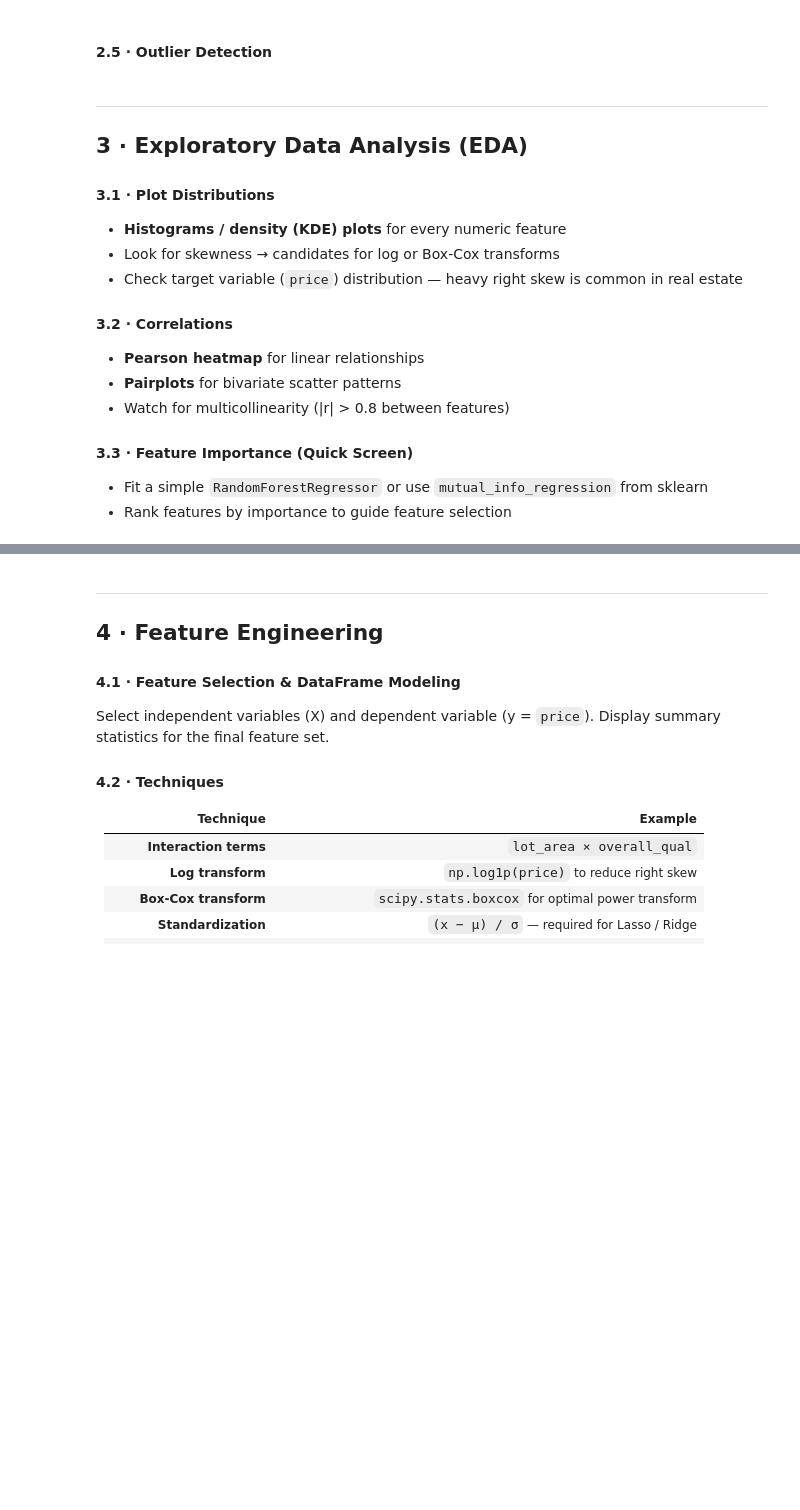
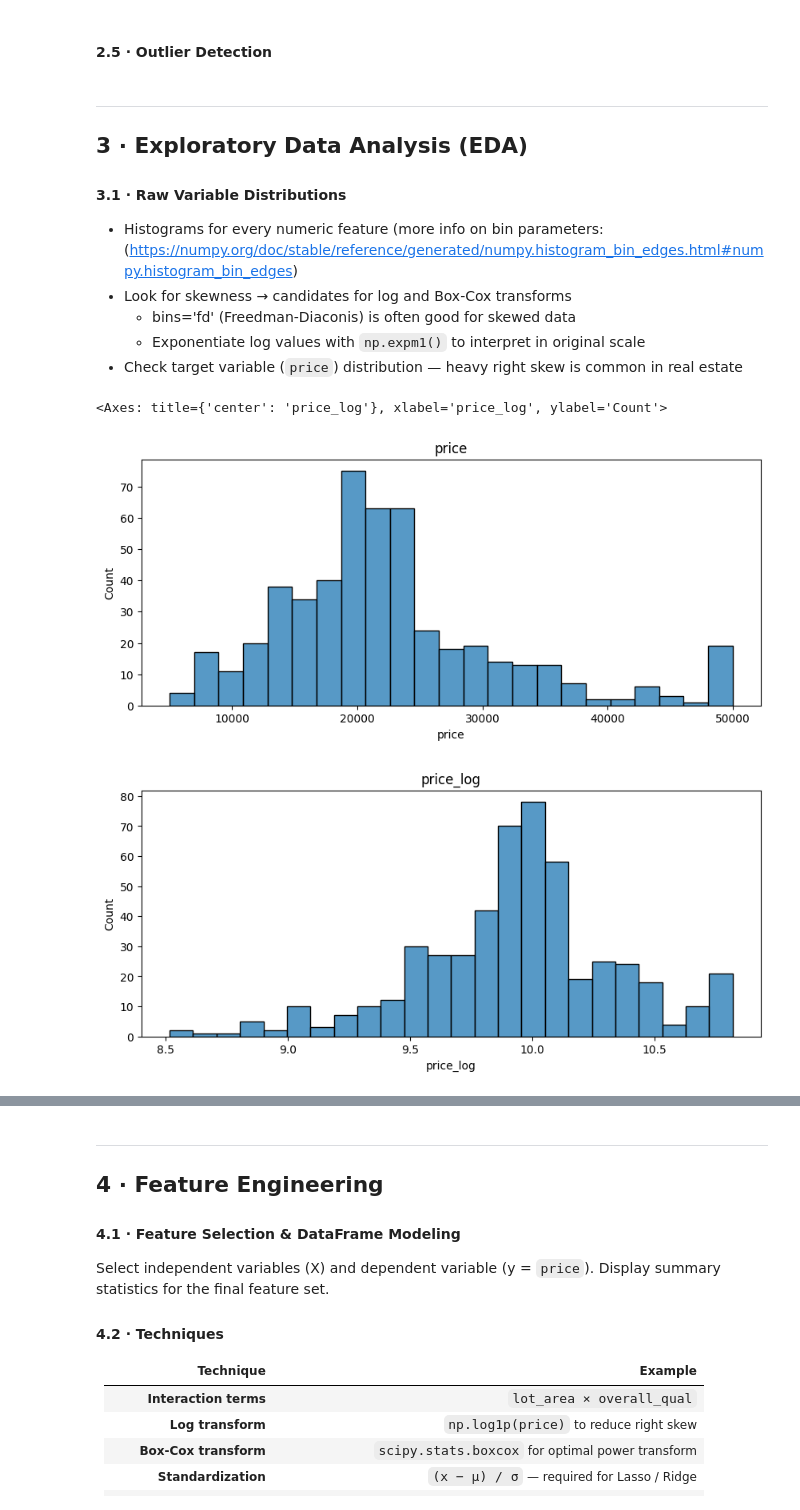
Before and after one commit to PESIII23/real-estate-price-prediction, a Jupyter notebook: src/notebooks/price_prediction_model.ipynb, the cells around one changed output, grey strips where cells are left out. Drawn from its saved outputs; the diff is of its cells as text; code cells hidden in the pictures; blank space fills up the shorter version.

Commit message:
transformed data; built corr matrix

```diff
--- a/src/notebooks/price_prediction_model.ipynb
+++ b/src/notebooks/price_prediction_model.ipynb
@@ -151,20 +179,61 @@ df_transformed.head()
 | 4 | 0.069050 | 0.000000 | 0.021800 | 0 | ... |
 # %% [markdown]
 #### 2.5 · Outlier Detection
+# %%
+"""CRIME_RATE_PER_CAPITA_CRIM_LOG"""
+Q1 = df_transformed['crime_rate_per_capita_crim_log'].quantile(0.25) # low outlier
+Q3 = df_transformed['crime_rate_per_capita_crim_log'].quantile(0.75) # high outlier
+IQR = Q3 - Q1
+df_transformed['crime_rate_per_capita_crim_log_outlier'] = ((df_transformed['crime_rate_per_capita_crim_log'] < Q1 - 1.5*IQR) |
+                         (df_transformed['crime_rate_per_capita_crim_log'] > Q3 + 1.5*IQR)).astype(int)
+
+"""LARGE_LOT_ZONING_RATIO_ZN_LOG"""
+Q1 = df_transformed['large_lot_zoning_ratio_zn_log'].quantile(0.25) # low outlier
+Q3 = df_transformed['large_lot_zoning_ratio_zn_log'].quantile(0.75) # high outlier
+IQR = Q3 - Q1
+df_transformed['large_lot_zoning_ratio_zn_log_outlier'] = ((df_transformed['large_lot_zoning_ratio_zn_log'] < Q1 - 1.5*IQR) |
+                         (df_transformed['large_lot_zoning_ratio_zn_log'] > Q3 + 1.5*IQR)).astype(int)
+
+"""LOW_SES_POPULATION_PCT_LSTAT_LOG"""
+Q1 = df_transformed['low_ses_population_pct_lstat_log'].quantile(0.25) # low outlier
+Q3 = df_transformed['low_ses_population_pct_lstat_log'].quantile(0.75) # high outlier
+IQR = Q3 - Q1
+df_transformed['low_ses_population_pct_lstat_log_outlier'] = ((df_transformed['low_ses_population_pct_lstat_log'] < Q1 - 1.5*IQR) |
+                         (df_transformed['low_ses_population_pct_lstat_log'] > Q3 + 1.5*IQR)).astype(int)
+
+"""PRICE"""
+Q1 = df_transformed['price'].quantile(0.25) # low outlier
+Q3 = df_transformed['price'].quantile(0.75) # high outlier
+IQR = Q3 - Q1
+df_transformed['price_outlier'] = ((df_transformed['price'] < Q1 - 1.5*IQR) |
+                         (df_transformed['price'] > Q3 + 1.5*IQR)).astype(int)
 # %% [markdown]
 ---
 ## 3 · Exploratory Data Analysis (EDA)
 
-#### 3.1 · Plot Distributions
-- **Histograms / density (KDE) plots** for every numeric feature
-- Look for skewness → candidates for log or Box-Cox transforms
+#### 3.1 · Raw Variable Distributions
+- Histograms for every numeric feature (more info on bin parameters:
+(https://numpy.org/doc/stable/reference/generated/numpy.histogram_bin_edges.html#numpy.histogram_bin_edges)
+- Look for skewness → candidates for log and Box-Cox transforms
+    - bins='fd' (Freedman-Diaconis) is often good for skewed data
+    - Exponentiate log values with `np.expm1()` to interpret in original scale
 - Check target variable (`price`) distribution — heavy right skew is common in real estate
-
-#### 3.2 · Correlations
-- **Pearson heatmap** for linear relationships
-- **Pairplots** for bivariate scatter patterns
-- Watch for multicollinearity (|r| > 0.8 between features)
-
-#### 3.3 · Feature Importance (Quick Screen)
-- Fit a simple `RandomForestRegressor` or use `mutual_info_regression` from sklearn
-- Rank features by importance to guide feature selection
+# %%
+"""RAW DISTRIBUTION PLOTS"""
+var_raw = 'price'
+var_log = var_raw + "_log"
+
+# normal histplot
+fig, ax = plt.subplots(figsize=(10,4))
+plt.title(var_raw)
+sns.histplot(df_transformed[var_raw], bins='auto', ax=ax)
+
+# log transformed histplot
+df_transformed[var_log] = np.log1p(df_transformed[var_raw])
+fig, ax = plt.subplots(figsize=(10,4))
+plt.title(var_log)
+sns.histplot(df_transformed[var_log], bins='auto', ax=ax)
+# %% [output]
+<Axes: title={'center': 'price_log'}, xlabel='price_log', ylabel='Count'>
+[figure, added]
+[figure, added]
```
Also changed, not shown: parts of 9 cells of this notebook, 15 other files.
